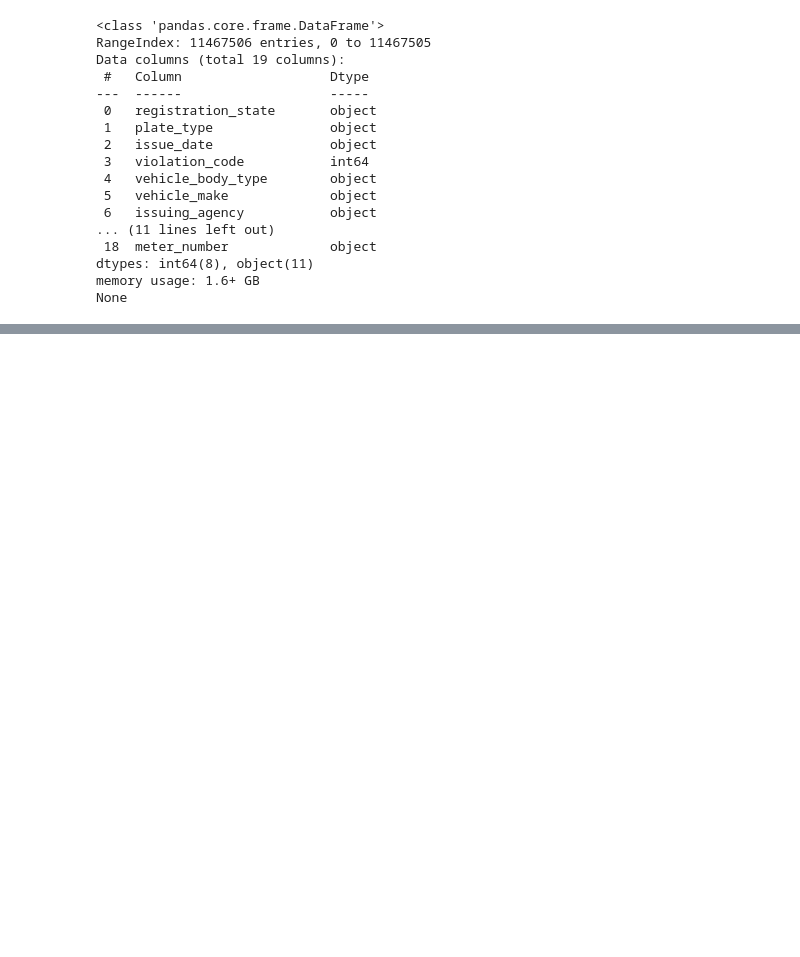
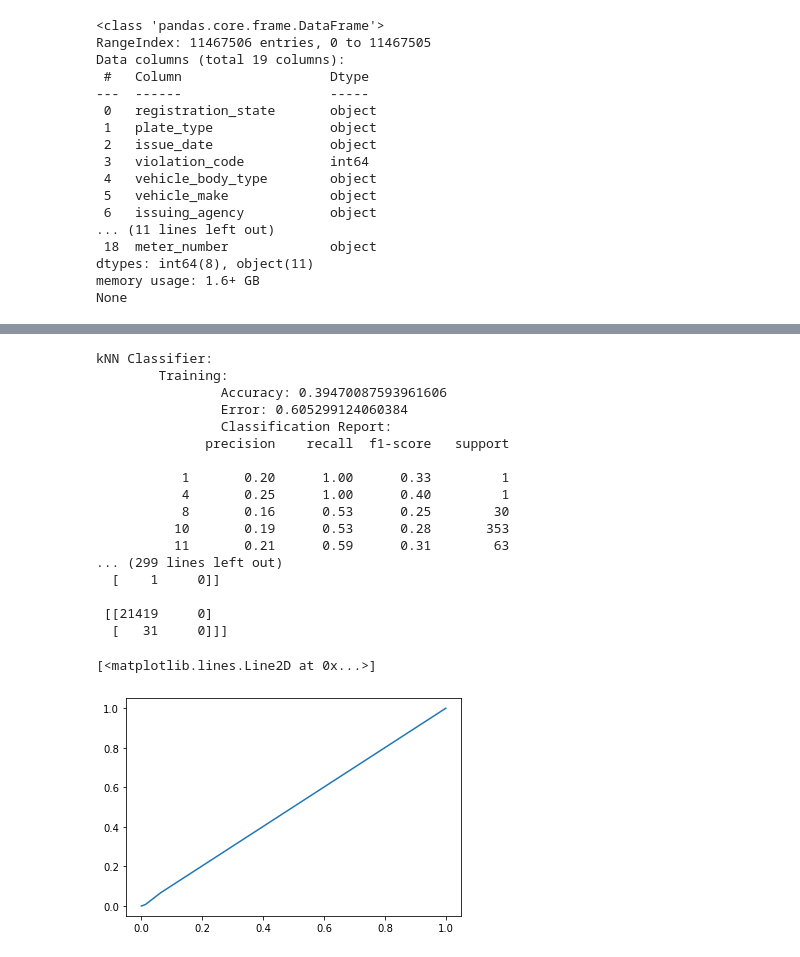
Before and after one commit to bendavp/nyc-parking-ticket, a Jupyter notebook: report.ipynb, the cells around one changed output, grey strips where cells are left out. Drawn from its saved outputs; the diff is of its cells as text; code cells hidden in the pictures; blank space fills up the shorter version.

```diff
--- a/report.ipynb
+++ b/report.ipynb
@@ -513,0 +503,47 @@ def metrics(y_train, y_pred_train, y_test, y_pred_test, classifier_name):
+# %%
+# Train, test, and evaluate kNN
+knn = KNeighborsClassifier().fit(X_train, y_train)
+
+y_pred_train = knn.predict(X_train)
+y_pred_test = knn.predict(X_test)
+
+metrics(y_train, y_pred_train, y_test, y_pred_test, 'kNN Classifier')
+
+y_score = knn.predict_proba(X_test)
+
+# Compute ROC curve and ROC area for each class
+fpr = dict()
+tpr = dict()
+roc_auc = dict()
+for i in range(len(pd.Series(y_train).unique())):
+    fpr[i], tpr[i], _ = roc_curve(label_binarize(y_test, classes=pd.Series(y_train).unique())[:, i], y_score[:, i])
+    roc_auc[i] = auc(fpr[i], tpr[i])
+
+# Compute micro-average ROC curve and ROC area
+fpr["micro"], tpr["micro"], _ = roc_curve(label_binarize(y_test, classes=pd.Series(y_train).unique()).ravel(), y_score.ravel())
+roc_auc["micro"] = auc(fpr["micro"], tpr["micro"])
+# Plot all ROC curves
+plt.figure()
+plt.plot(fpr["micro"], tpr["micro"],
+         label='micro-average kNN curve (area = {0:0.2f})'
+               ''.format(roc_auc["micro"]))
+# %% [output]
+kNN Classifier:
+        Training:
+                Accuracy: 0.39470087593961606
+                Error: 0.605299124060384
+                Classification Report:
+              precision    recall  f1-score   support
+
+           1       0.20      1.00      0.33         1
+           4       0.25      1.00      0.40         1
+           8       0.16      0.53      0.25        30
+          10       0.19      0.53      0.28       353
+          11       0.21      0.59      0.31        63
+... (299 lines left out)
+  [    1     0]]
+
+ [[21419     0]
+  [   31     0]]]
+[<matplotlib.lines.Line2D at 0x...>]
+[figure, added]
```
Also changed, not shown: parts of 11 cells of this notebook.
